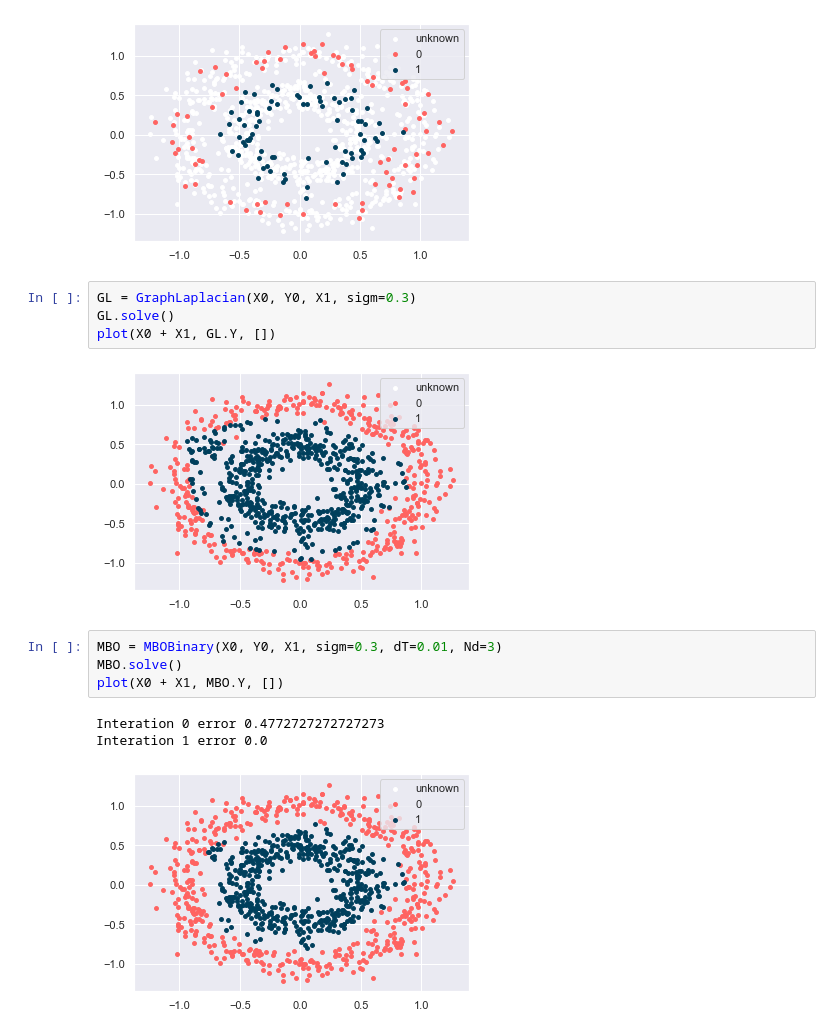
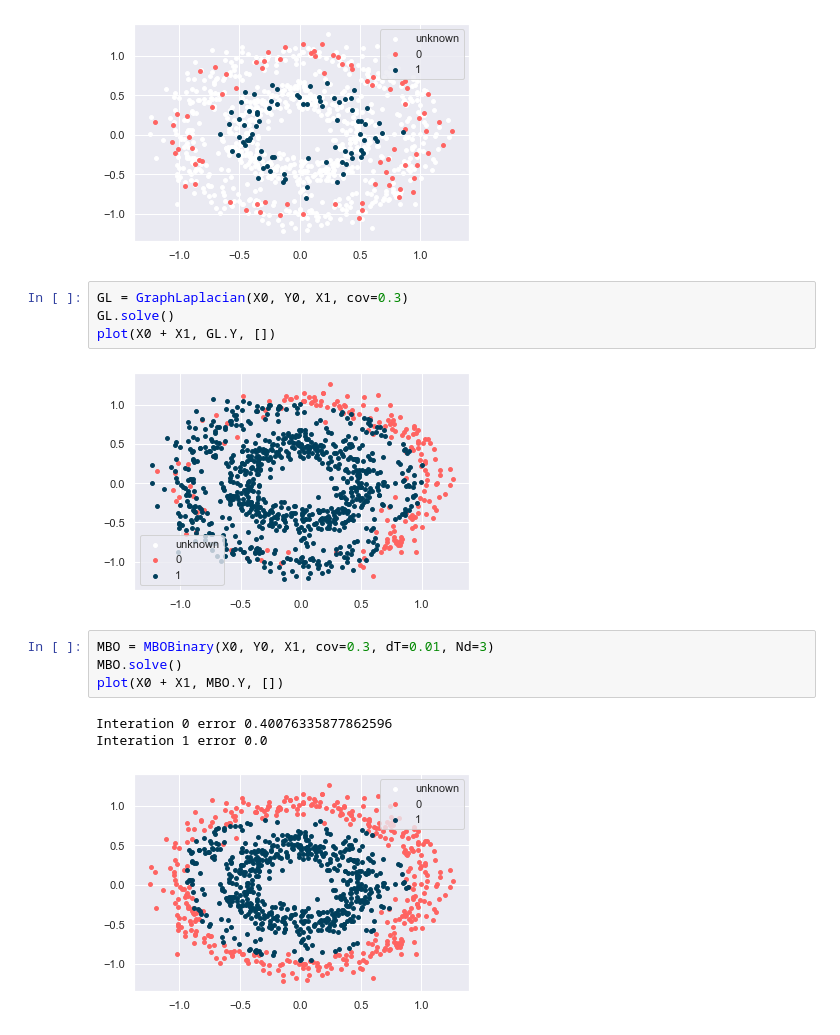
Before and after one commit to imamar94/GL, a Jupyter notebook: GL vs MBO Balanced.ipynb, the cells around one changed output. Saved outputs shown, nothing was run; the diff lists cells and outputs as text.

```diff
--- a/GL vs MBO Balanced.ipynb
+++ b/GL vs MBO Balanced.ipynb
@@ -88,16 +88,16 @@ plot(X0,Y0,X1)
 # %% [output]
 [figure]
 # %%
-GL = GraphLaplacian(X0, Y0, X1, sigm=0.3)
+GL = GraphLaplacian(X0, Y0, X1, cov=0.3)
 GL.solve()
 plot(X0 + X1, GL.Y, [])
 # %% [output]
-[figure, old version]
+[figure, new version]
 # %%
-MBO = MBOBinary(X0, Y0, X1, sigm=0.3, dT=0.01, Nd=3)
+MBO = MBOBinary(X0, Y0, X1, cov=0.3, dT=0.01, Nd=3)
 MBO.solve()
 plot(X0 + X1, MBO.Y, [])
 # %% [output]
-Interation 0 error 0.4772727272727273
+Interation 0 error 0.40076335877862596
 Interation 1 error 0.0
-[figure, old version]
+[figure, new version]
```
Also changed, not shown: parts of 7 cells of this notebook, 25 other files.
